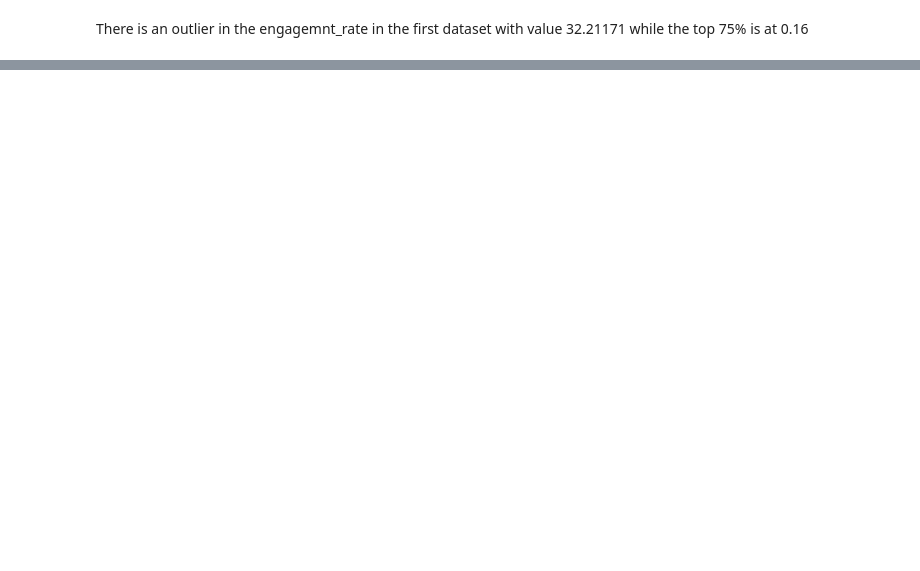
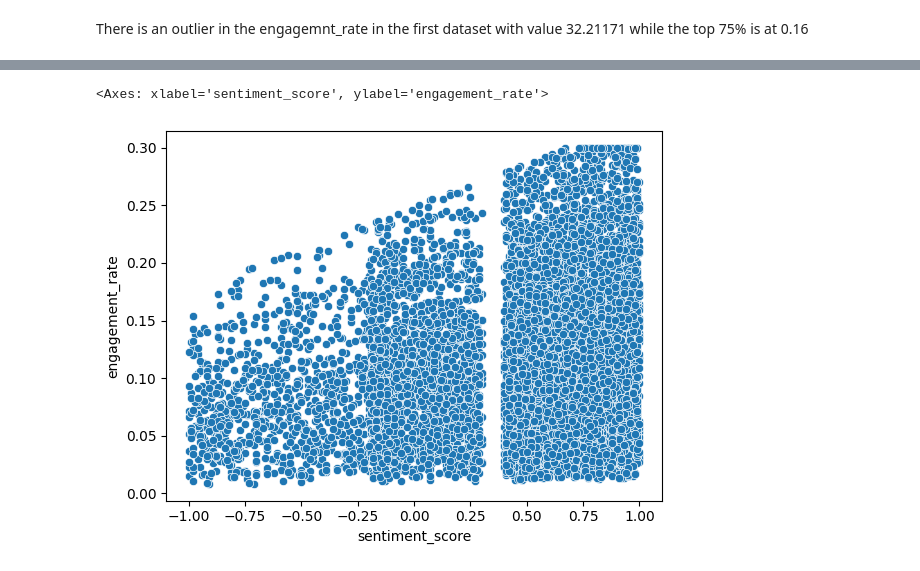
Before and after one commit to 3bdallahai/Social-Media-Intelligence-And-Insights, a Jupyter notebook: Drafts/dataCleaning.ipynb, the cells around one changed output, grey strips where cells are left out. Cells and saved outputs as stored; diff of their text form; code cells hidden in the pictures; blank space fills up the shorter version.

Commit message:
add some graphs for more insights

```diff
--- a/Drafts/dataCleaning.ipynb
+++ b/Drafts/dataCleaning.ipynb
@@ -127,0 +205,5 @@ There is an outlier in the engagemnt_rate in the first dataset with value 32.211
+# %%
+sns.scatterplot(x='sentiment_score', y='engagement_rate', data=df_2)
+# %% [output]
+<Axes: xlabel='sentiment_score', ylabel='engagement_rate'>
+[figure, added]
```
Also changed, not shown: parts of 14 cells of this notebook.
